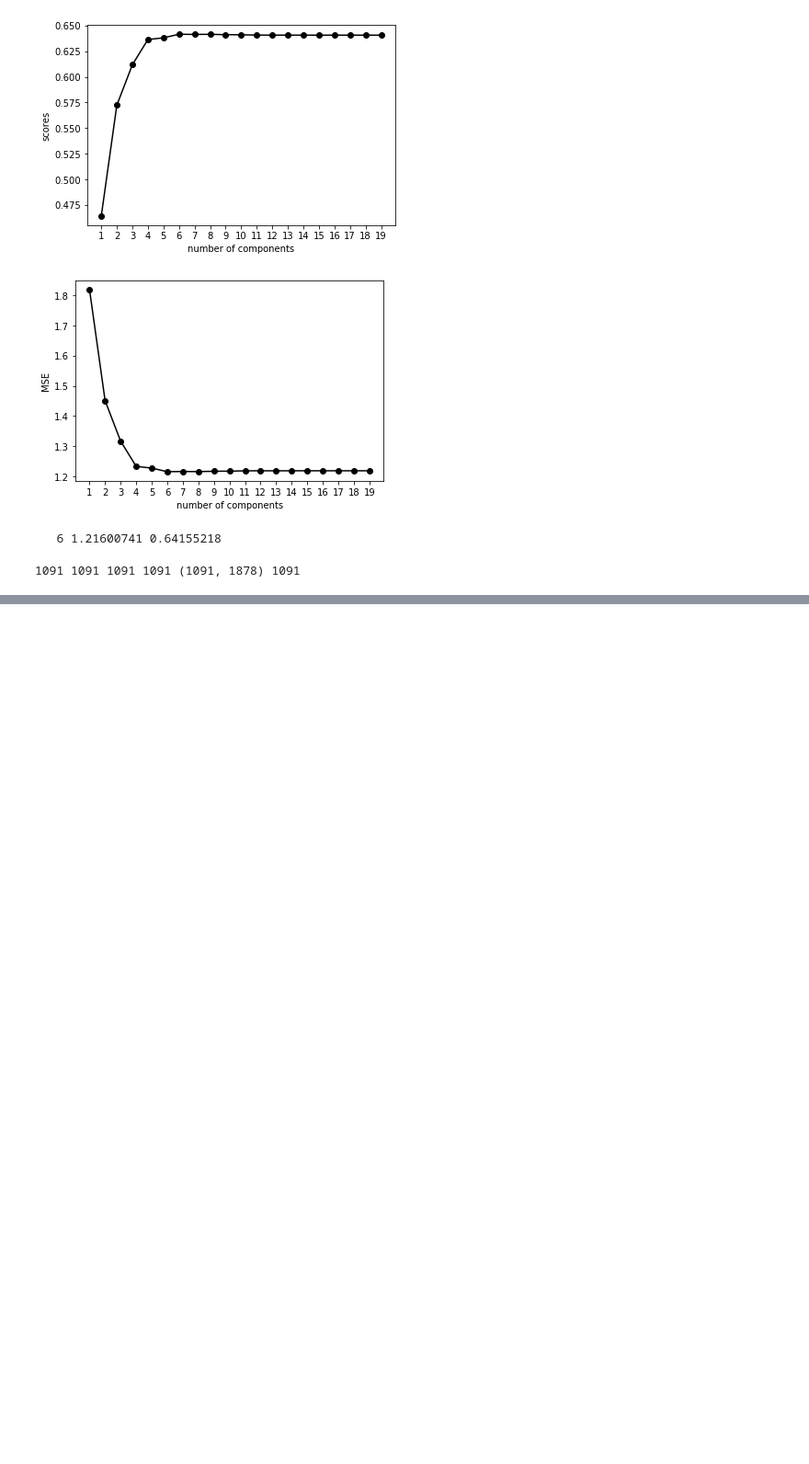
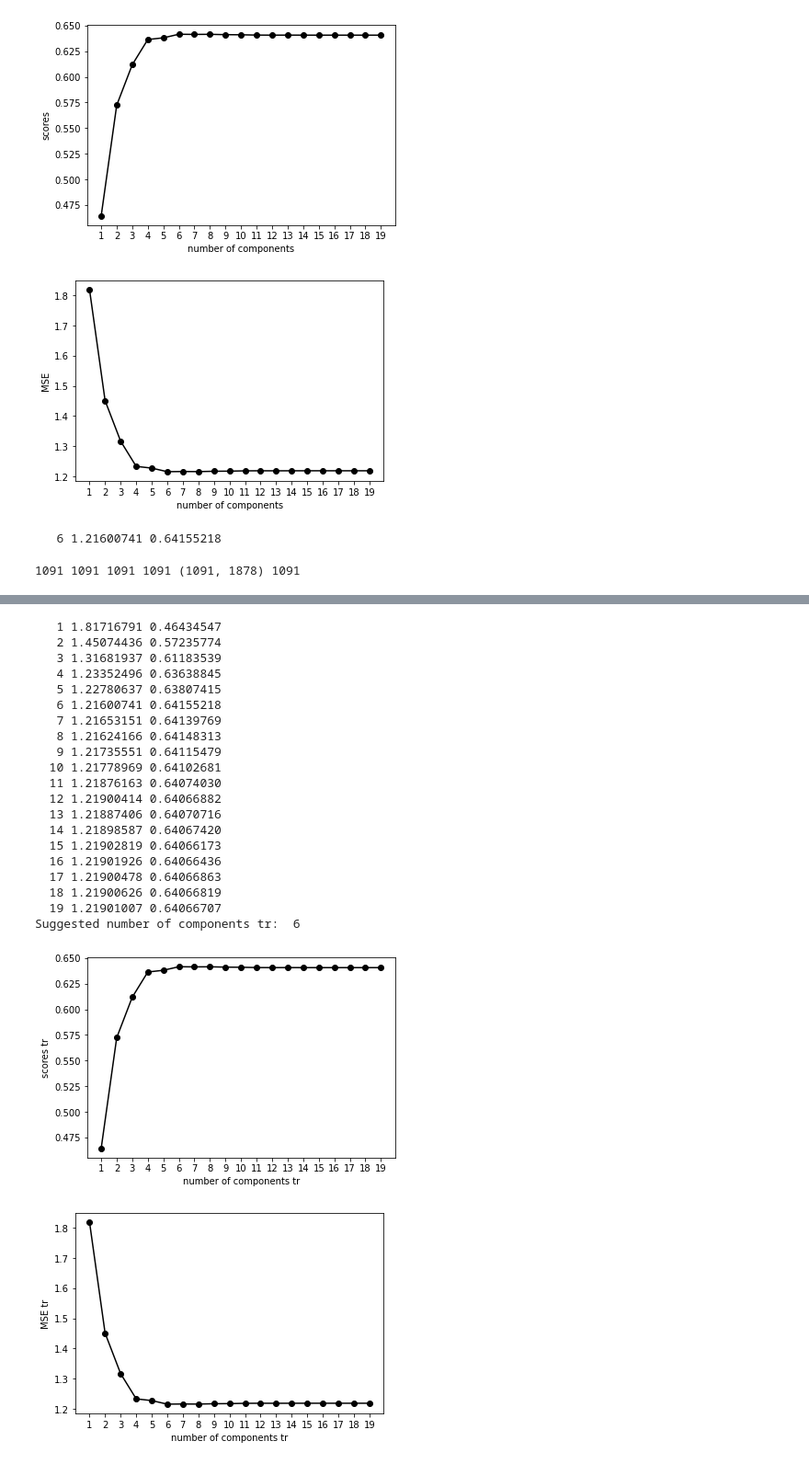
Before and after one commit to lstorchi/mllogdp, a Jupyter notebook: initialtests.ipynb, the cells around one changed output, grey strips where cells are left out. Shown at 92% size. Cells and saved outputs as stored; diff of their text form; code cells hidden in the pictures; blank space fills up the shorter version.

```diff
--- a/initialtests.ipynb
+++ b/initialtests.ipynb
@@ -241,0 +246,57 @@ In Tr
+# %%
+smilelogd, xtr, ytr, setids = mllogdpcommon.import_descriptor ("descriptors.txt")
+
+trscores = []
+trmses = []
+trncomps = []
+for trncomp in range(1,20):
+    pls = PLSRegression(trncomp)
+    pls.fit(xtr, ytr)
+
+    y_cv = cross_val_predict(pls, xtr, ytr, cv=10)
+
+    trscore = r2_score(ytr, y_cv)
+    trmse = mean_squared_error(ytr, y_cv)
+
+    trscores.append(trscore)
+    trmses.append(trmse)
+    trncomps.append(trncomp)
+    print("%4d %10.8f %10.8f"%(trncomp, trmse, trscore))
+
+msetrmin = np.argmin(trmses)
+print("Suggested number of components tr: ", msetrmin+1)
+
+plt.plot(trncomps, trscores, '-o', color='black')
+plt.xlabel('number of components tr')
+plt.ylabel('scores tr')
+plt.xticks(trncomps)
+plt.show()
+
+plt.plot(trncomps, trmses, '-o', color='black')
+plt.xlabel('number of components tr')
+plt.ylabel('MSE tr')
+plt.xticks(trncomps)
+plt.show()
+# %% [output]
+   1 1.81716791 0.46434547
+   2 1.45074436 0.57235774
+   3 1.31681937 0.61183539
+   4 1.23352496 0.63638845
+   5 1.22780637 0.63807415
+   6 1.21600741 0.64155218
+   7 1.21653151 0.64139769
+   8 1.21624166 0.64148313
+   9 1.21735551 0.64115479
+  10 1.21778969 0.64102681
+  11 1.21876163 0.64074030
+  12 1.21900414 0.64066882
+  13 1.21887406 0.64070716
+  14 1.21898587 0.64067420
+  15 1.21902819 0.64066173
+  16 1.21901926 0.64066436
+  17 1.21900478 0.64066863
+  18 1.21900626 0.64066819
+  19 1.21901007 0.64066707
+Suggested number of components tr:  6
+[figure, added]
+[figure, added]
```
Also changed, not shown: parts of 5 cells of this notebook.
